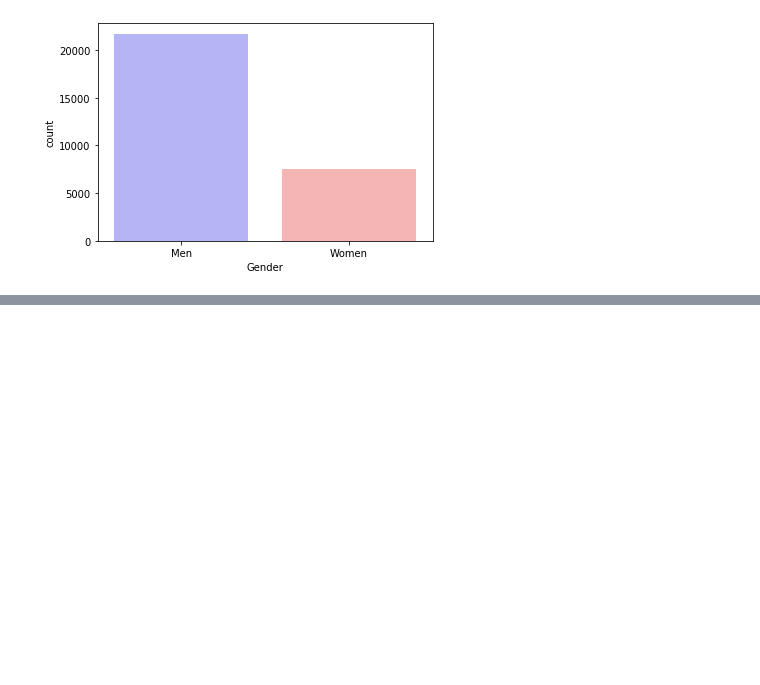
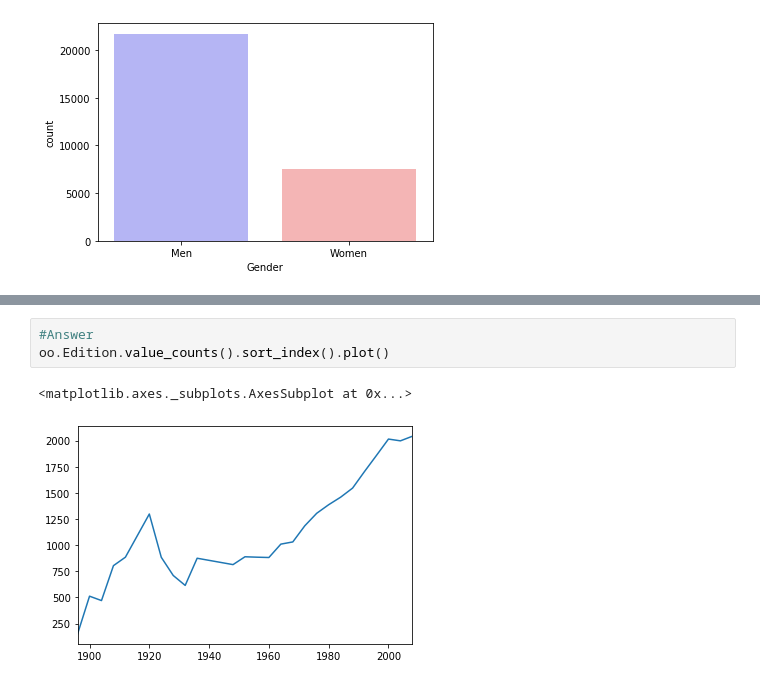
Before and after one commit to cidones/pandas-training, a Jupyter notebook: Challanges.ipynb, the cells around one changed output, grey strips where cells are left out. Saved outputs shown, nothing was run; the diff lists cells and outputs as text; blank space fills up the shorter version.

```diff
--- a/Challanges.ipynb
+++ b/Challanges.ipynb
@@ -125,0 +149,6 @@ sns.countplot(data=oo, x='Gender', palette='bwr');
+# %%
+#Answer
+oo.Edition.value_counts().sort_index().plot()
+# %% [output]
+<matplotlib.axes._subplots.AxesSubplot at 0x...>
+[figure, added]
```
Also changed, not shown: parts of 17 cells of this notebook, 1 other file.
